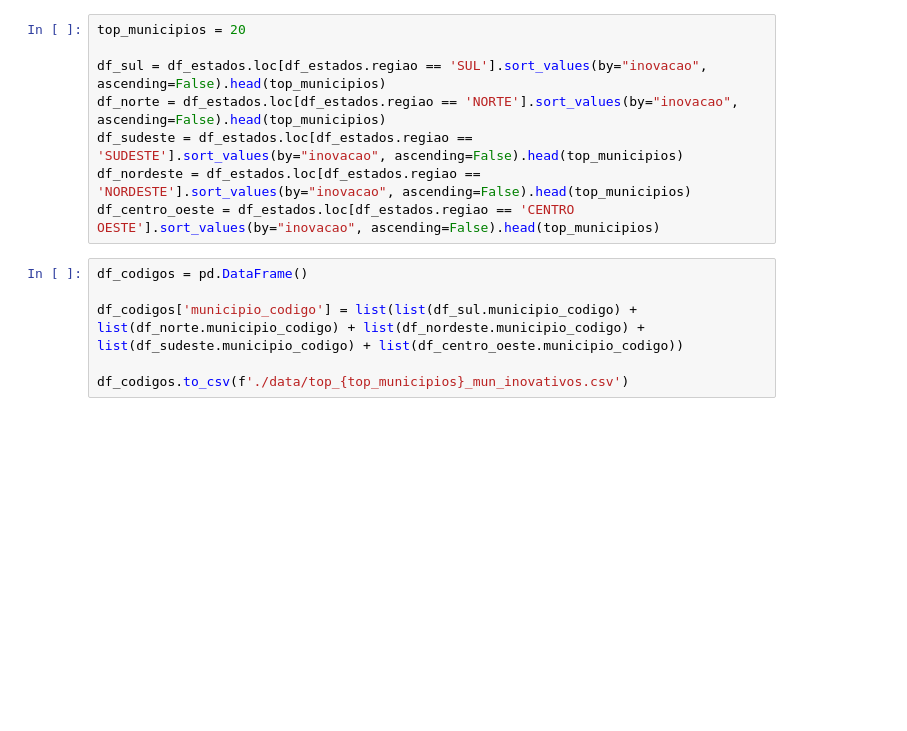
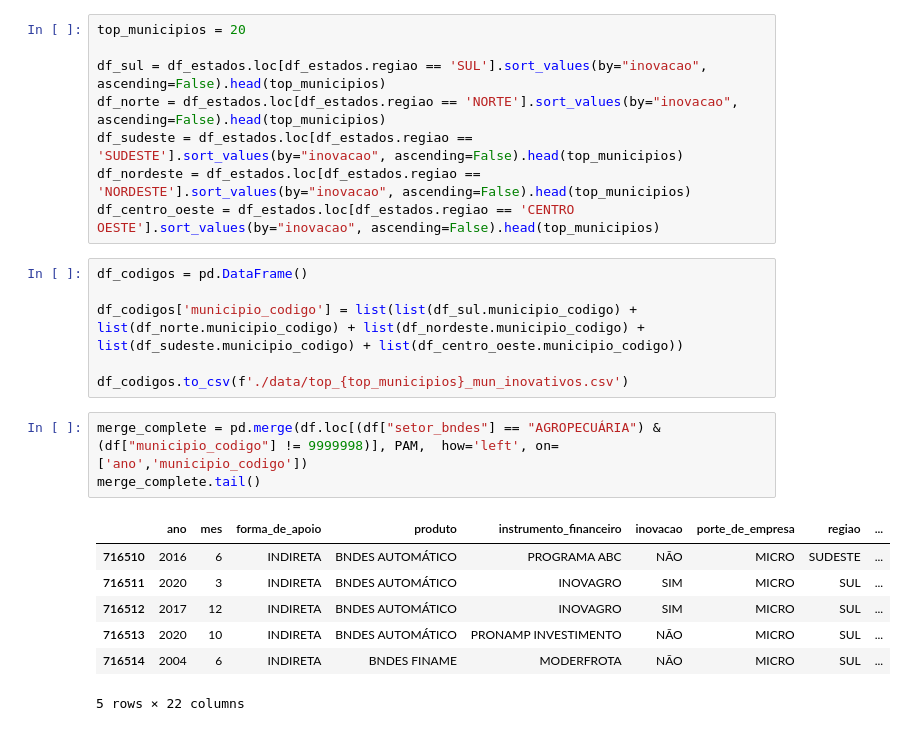
Before and after one commit to EricaFer/BNDES, a Jupyter notebook: Analysis/analysis_1.ipynb, the cells around one changed output. Saved outputs shown, nothing was run; the diff lists cells and outputs as text; blank space fills up the shorter version.

```diff
--- a/Analysis/Analysis_1/analysis_1.ipynb
+++ b/Analysis/analysis_1.ipynb
@@ -453,3 +468,14 @@ df_codigos = pd.DataFrame()
 df_codigos['municipio_codigo'] = list(list(df_sul.municipio_codigo) + list(df_norte.municipio_codigo) + list(df_nordeste.municipio_codigo) + list(df_sudeste.municipio_codigo) + list(df_centro_oeste.municipio_codigo))
 
 df_codigos.to_csv(f'./data/top_{top_municipios}_mun_inovativos.csv')
+# %%
+merge_complete = pd.merge(df.loc[(df["setor_bndes"] == "AGROPECUÁRIA") & (df["municipio_codigo"] != 9999998)], PAM,  how='left', on=['ano','municipio_codigo'])
+merge_complete.tail()
+# %% [output]
+|  | ano | mes | forma_de_apoio | produto | instrumento_financeiro | inovacao | porte_de_empresa | regiao | ... |
+| 716510 | 2016 | 6 | INDIRETA | BNDES AUTOMÁTICO | PROGRAMA ABC | NÃO | MICRO | SUDESTE | ... |
+| 716511 | 2020 | 3 | INDIRETA | BNDES AUTOMÁTICO | INOVAGRO | SIM | MICRO | SUL | ... |
+| 716512 | 2017 | 12 | INDIRETA | BNDES AUTOMÁTICO | INOVAGRO | SIM | MICRO | SUL | ... |
+| 716513 | 2020 | 10 | INDIRETA | BNDES AUTOMÁTICO | PRONAMP INVESTIMENTO | NÃO | MICRO | SUL | ... |
+| 716514 | 2004 | 6 | INDIRETA | BNDES FINAME | MODERFROTA | NÃO | MICRO | SUL | ... |
+5 rows × 22 columns
```
Also changed, not shown: parts of 1 cell of this notebook, 51 other files.
